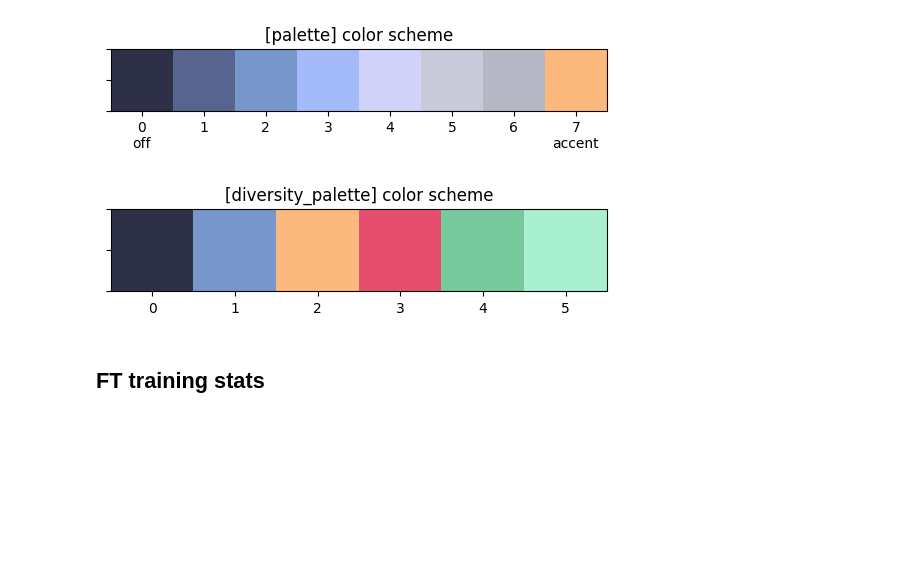
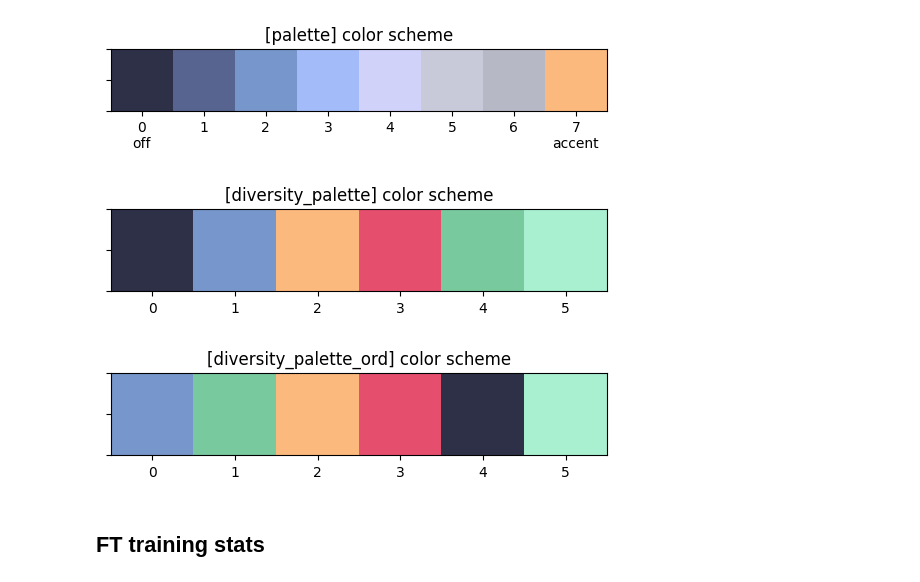
Before and after one commit to DanielSc4/MSc-Thesis, a Jupyter notebook: plots code/plots.ipynb, the cells around one changed output. Saved outputs shown, nothing was run; the diff lists cells and outputs as text; code cells hidden in the pictures; blank space fills up the shorter version.

Commit message:
Update on plots for interpretability

```diff
--- a/plots code/plots.ipynb
+++ b/plots code/plots.ipynb
@@ -15,34 +15,44 @@ def darken_color(color:str, times:int = 2):
         new_col = cg.darker(*new_col)
     return cg.rgb_to_hex(*new_col)
 
 def convert_hex_rgb(h):
     return tuple(int(h[i:i+2], 16) for i in (0, 2, 4))
 
 palette = ['#2D3047', '#576490', '#7796CB', '#A3BCF9', '#D1D2F9', '#C9CAD9', '#B7B8C5', '#FCB97D']
 plt.imshow(
     np.array([convert_hex_rgb(c.lstrip('#')) for c in palette])[np.newaxis, :, :]
 )
 labels = ['0\noff', 1, 2, 3, 4, 5, 6, '7\naccent']
 plt.xticks(range(0, len(palette)), labels)
 frame1 = plt.gca()
 frame1.axes.yaxis.set_ticklabels([])
 plt.title('[palette] color scheme')
 plt.show()
 
 
 diversity_palette = ['#2D3047', '#7796CB', '#FCB97D', '#E54F6D', '#79C99E', '#A9F0D1',]
-diversity_palette_ord = ['#7796CB', '#79C99E', '#FCB97D', '#E54F6D', '#2D3047', '#A9F0D1',]
 plt.imshow(
     np.array([convert_hex_rgb(c.lstrip('#')) for c in diversity_palette])[np.newaxis, :, :]
 )
 plt.xticks(range(0, len(diversity_palette)))
 frame1 = plt.gca()
 frame1.axes.yaxis.set_ticklabels([])
 plt.title('[diversity_palette] color scheme')
 plt.show()
+
+diversity_palette_ord = ['#7796CB', '#79C99E', '#FCB97D', '#E54F6D', '#2D3047', '#A9F0D1',]
+plt.imshow(
+    np.array([convert_hex_rgb(c.lstrip('#')) for c in diversity_palette_ord])[np.newaxis, :, :]
+)
+plt.xticks(range(0, len(diversity_palette_ord)))
+frame1 = plt.gca()
+frame1.axes.yaxis.set_ticklabels([])
+plt.title('[diversity_palette_ord] color scheme')
+plt.show()
 # %% [output]
 [figure]
 [figure]
+[figure, added]
 # %% [markdown]
 ## FT training stats
 # %%
```
Also changed, not shown: parts of 4 cells of this notebook, 3 other files.
